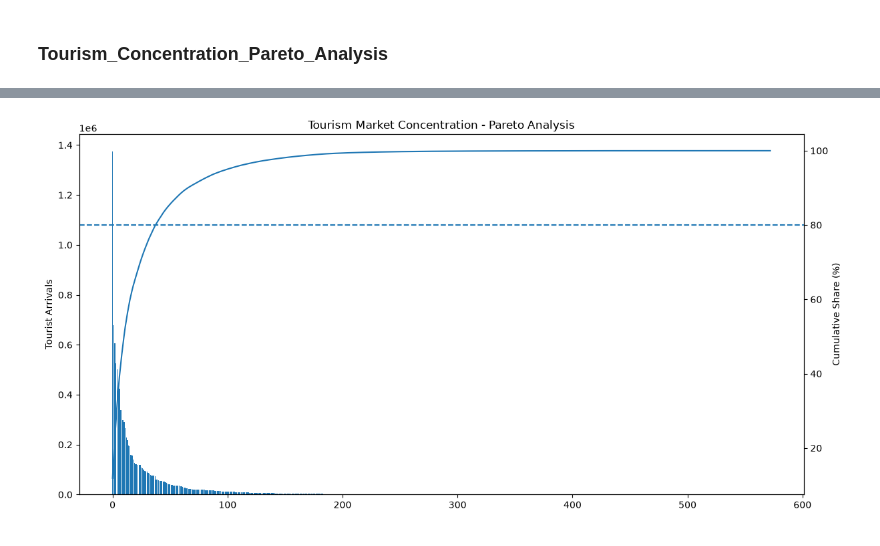
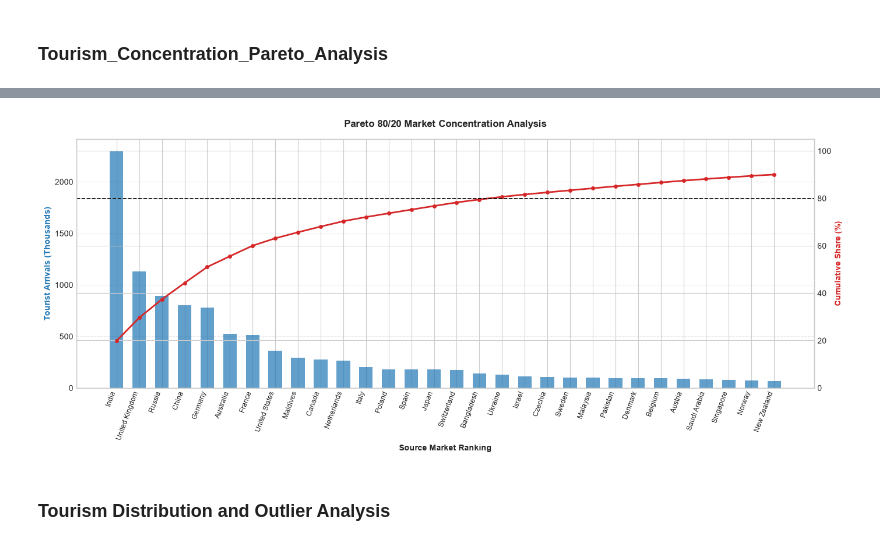
Before and after one commit to HimashMadushanka/Sri-Lanka-Tourism-Intelligence, a Jupyter notebook: notebooks/04_Overall_Tourism_Performance.ipynb, the cells around one changed output, grey strips where cells are left out. Saved outputs shown, nothing was run; the diff lists cells and outputs as text; code cells hidden in the pictures.

```diff
--- a/notebooks/04_Overall_Tourism_Performance.ipynb
+++ b/notebooks/04_Overall_Tourism_Performance.ipynb
@@ -2,8 +2,21 @@
 ### Import Library and data
 # %%
 import pandas as pd
+import numpy as np
 import matplotlib.pyplot as plt
 import seaborn as sns
+import matplotlib.ticker as ticker
+import os
+
+# Set global visual style for professional portfolio presentation
+plt.style.use("seaborn-v0_8-whitegrid" if "seaborn-v0_8-whitegrid" in plt.style.available else "default")
+plt.rcParams["font.family"] = "sans-serif"
+plt.rcParams["font.size"] = 10
+plt.rcParams["axes.titlesize"] = 12
+plt.rcParams["axes.titleweight"] = "bold"
+
+os.makedirs("../outputs/figures", exist_ok=True)
+os.makedirs("../outputs/tables", exist_ok=True)
 
 df = pd.read_csv(
     "../data/processed/tourism_arrivals_clean.csv"
@@ -608,35 +741,42 @@ country.head(20)
 # %%
-fig, ax1 = plt.subplots(figsize=(14, 7))
+fig, ax1 = plt.subplots(figsize=(14, 6))
+
+# Plot top 30 countries for clarity
+country_top30 = country.head(30).reset_index(drop=True)
 
 ax1.bar(
-    range(len(country)),
-    country["Tourist_Arrivals"]
+    range(len(country_top30)),
+    country_top30["Tourist_Arrivals"] / 1e3,
+    color="#1f77b4",
+    alpha=0.7,
+    width=0.6,
+    label="Arrivals"
 )
-
-ax1.set_ylabel(
-    "Tourist Arrivals"
-)
+ax1.set_ylabel("Tourist Arrivals (Thousands)", fontweight="bold", color="#1f77b4")
+ax1.set_xlabel("Source Market Ranking", fontweight="bold")
+ax1.set_xticks(range(len(country_top30)))
+ax1.set_xticklabels(country_top30["Country"], rotation=70, ha="right", fontsize=8.5)
 
 ax2 = ax1.twinx()
+ax2.plot(
+    range(len(country_top30)),
+    country_top30["Cumulative_%"],
+    color="#d62728",
+    marker="o",
+    linewidth=2,
+    markersize=4,
+    label="Cumulative Share (%)"
+)
+ax2.axhline(80, color="black", linestyle="--", linewidth=1.2, label="80% Threshold")
+ax2.set_ylabel("Cumulative Share (%)", fontweight="bold", color="#d62728")
+ax2.set_ylim(0, 105)
 
-ax2.plot(
-    range(len(country)),
-    country["Cumulative_%"]
-)
+plt.title("Pareto 80/20 Market Concentration Analysis", pad=15)
+ax1.grid(True, linestyle="--", alpha=0.4, axis="y")
 
-ax2.axhline(
-    80,
-    linestyle="--"
-)
-
-ax2.set_ylabel(
-    "Cumulative Share (%)"
-)
-
-plt.title(
-    "Tourism Market Concentration - Pareto Analysis"
-)
-
+plt.tight_layout()
 plt.show()
 # %% [output]
-[figure, old version]
+[figure, new version]
+# %% [markdown]
+### Tourism Distribution and Outlier Analysis
```
Also changed, not shown: parts of 73 cells of this notebook, 7 other files.
